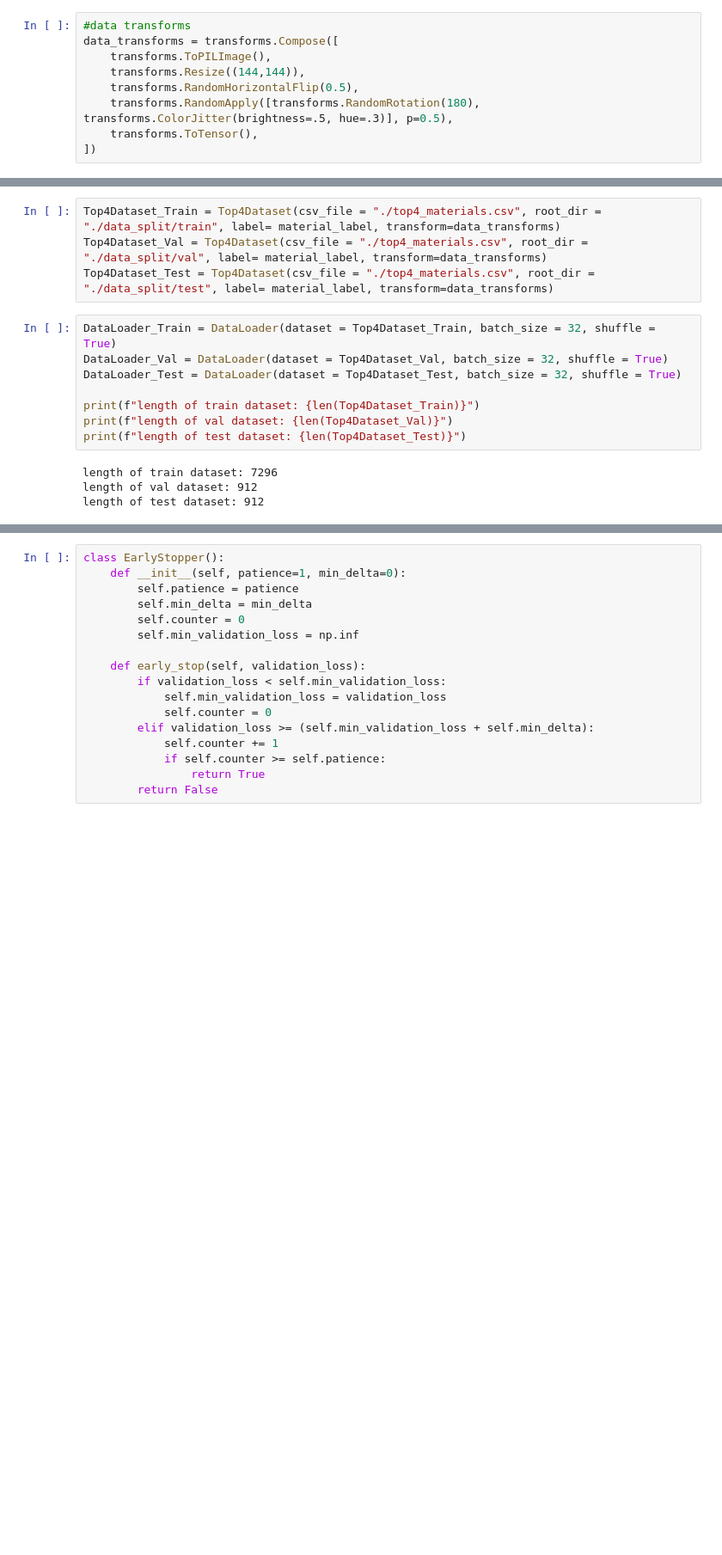
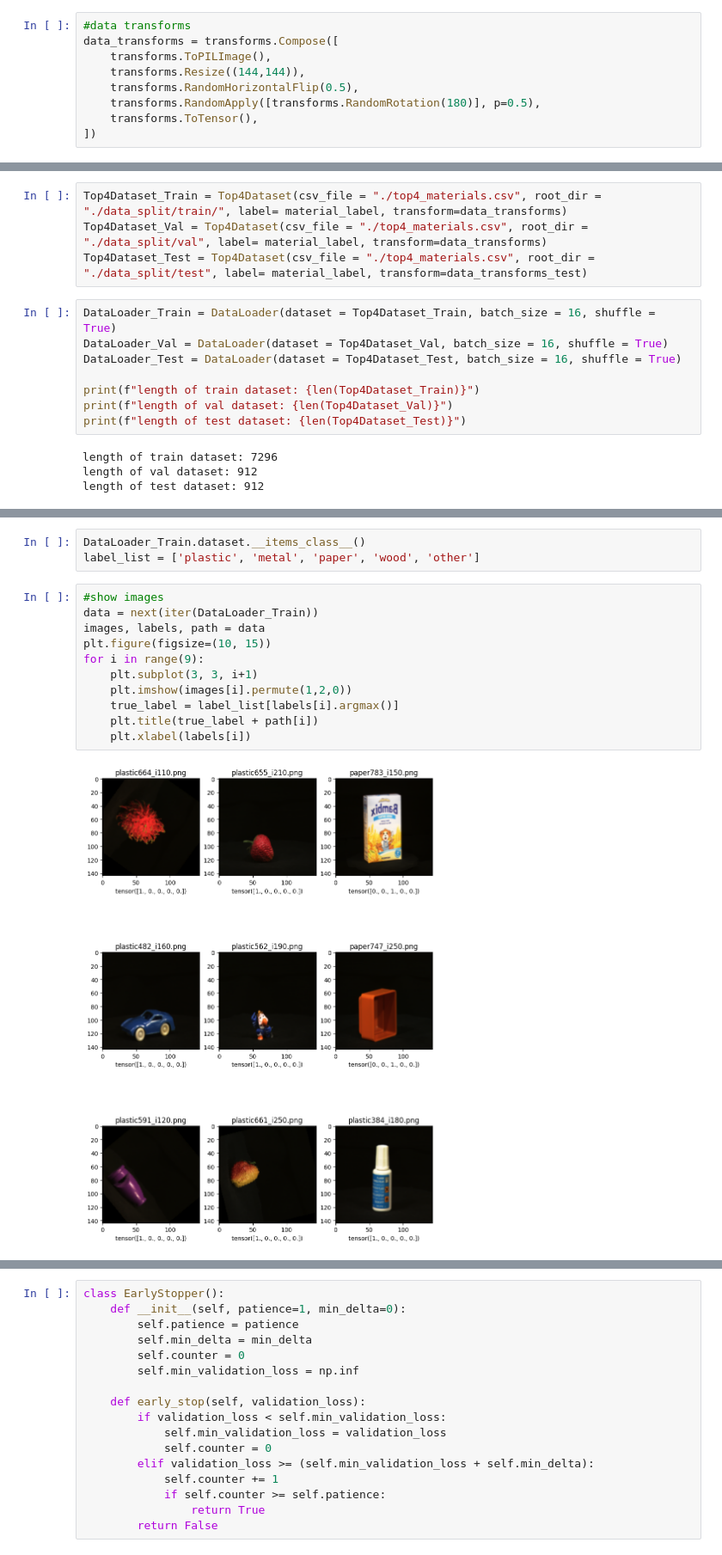
Before and after one commit to FYYHU/ai_mat, a Jupyter notebook: conv_net_Top4.ipynb, the cells around one changed output, grey strips where cells are left out. Shown at 86% size. Saved outputs shown, nothing was run; the diff lists cells and outputs as text; blank space fills up the shorter version.

```diff
--- a/conv_net_Top4.ipynb
+++ b/conv_net_Top4.ipynb
@@ -95,6 +148,6 @@ data_transforms = transforms.Compose([
     transforms.ToPILImage(),
     transforms.Resize((144,144)),
     transforms.RandomHorizontalFlip(0.5),
-    transforms.RandomApply([transforms.RandomRotation(180), transforms.ColorJitter(brightness=.5, hue=.3)], p=0.5),
+    transforms.RandomApply([transforms.RandomRotation(180)], p=0.5),
     transforms.ToTensor(),
 ])
@@ -101,11 +160,11 @@ data_transforms = transforms.Compose([
 # %%
-Top4Dataset_Train = Top4Dataset(csv_file = "./top4_materials.csv", root_dir = "./data_split/train", label= material_label, transform=data_transforms)
+Top4Dataset_Train = Top4Dataset(csv_file = "./top4_materials.csv", root_dir = "./data_split/train/", label= material_label, transform=data_transforms)
 Top4Dataset_Val = Top4Dataset(csv_file = "./top4_materials.csv", root_dir = "./data_split/val", label= material_label, transform=data_transforms)
-Top4Dataset_Test = Top4Dataset(csv_file = "./top4_materials.csv", root_dir = "./data_split/test", label= material_label, transform=data_transforms)
+Top4Dataset_Test = Top4Dataset(csv_file = "./top4_materials.csv", root_dir = "./data_split/test", label= material_label, transform=data_transforms_test)
 # %%
-DataLoader_Train = DataLoader(dataset = Top4Dataset_Train, batch_size = 32, shuffle = True)
-DataLoader_Val = DataLoader(dataset = Top4Dataset_Val, batch_size = 32, shuffle = True)
-DataLoader_Test = DataLoader(dataset = Top4Dataset_Test, batch_size = 32, shuffle = True)
+DataLoader_Train = DataLoader(dataset = Top4Dataset_Train, batch_size = 16, shuffle = True)
+DataLoader_Val = DataLoader(dataset = Top4Dataset_Val, batch_size = 16, shuffle = True)
+DataLoader_Test = DataLoader(dataset = Top4Dataset_Test, batch_size = 16, shuffle = True)
 
 print(f"length of train dataset: {len(Top4Dataset_Train)}")
 print(f"length of val dataset: {len(Top4Dataset_Val)}")
@@ -151,3 +195,19 @@ plt.imshow(img.permute(1,2,0))
+# %%
+DataLoader_Train.dataset.__items_class__()
+label_list = ['plastic', 'metal', 'paper', 'wood', 'other']
+# %%
+#show images
+data = next(iter(DataLoader_Train))
+images, labels, path = data
+plt.figure(figsize=(10, 15))
+for i in range(9):
+    plt.subplot(3, 3, i+1)
+    plt.imshow(images[i].permute(1,2,0))
+    true_label = label_list[labels[i].argmax()]
+    plt.title(true_label + path[i])
+    plt.xlabel(labels[i])
+# %% [output]
+[figure, added]
 # %%
 device = "cuda" if torch.cuda.is_available() else "cpu"
 print(f"Using {device} device")
```
Also changed, not shown: parts of 27 cells of this notebook, 1 other file.
